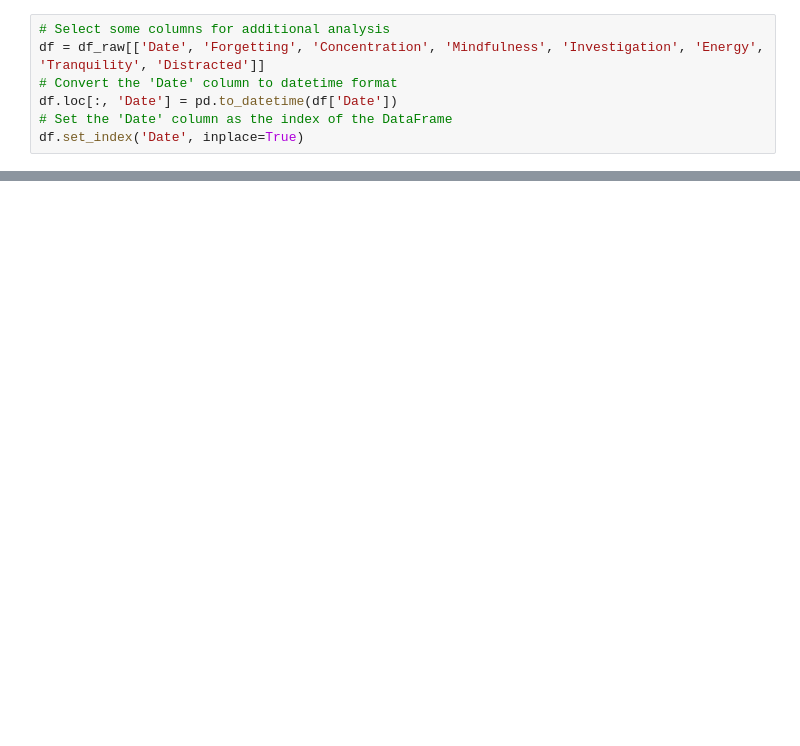
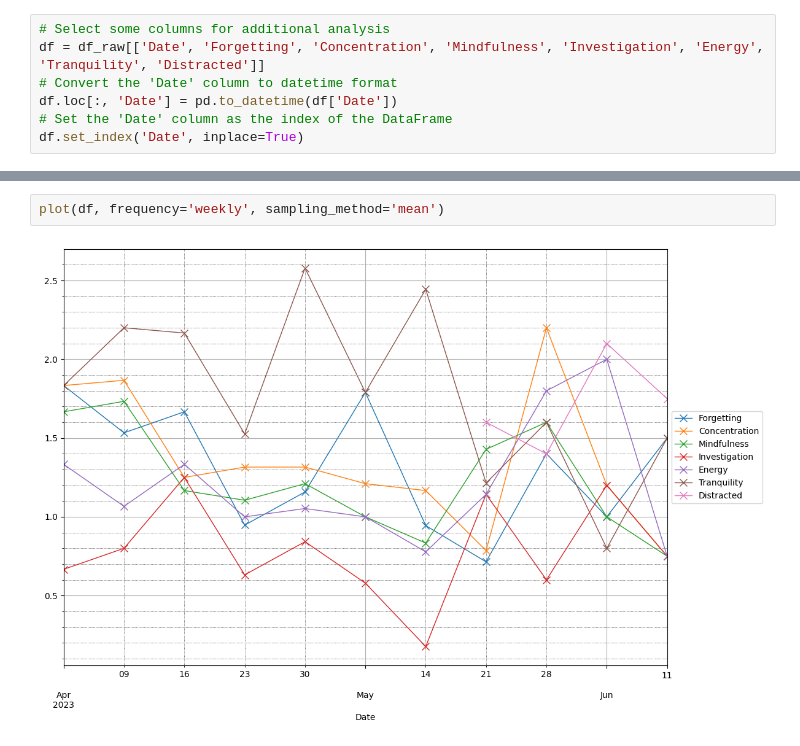
Before and after one commit to NoTranslationLayer/reflect-utils, a Jupyter notebook: notebooks/plotting.ipynb, the cells around one changed output, grey strips where cells are left out. Saved outputs shown, nothing was run; the diff lists cells and outputs as text; blank space fills up the shorter version.

```diff
--- a/notebooks/plotting.ipynb
+++ b/notebooks/plotting.ipynb
@@ -86,0 +82,4 @@ plt.show()
+# %%
+plot(df, frequency='weekly', sampling_method='mean')
+# %% [output]
+[figure, added]
```
Also changed, not shown: parts of 7 cells of this notebook.
